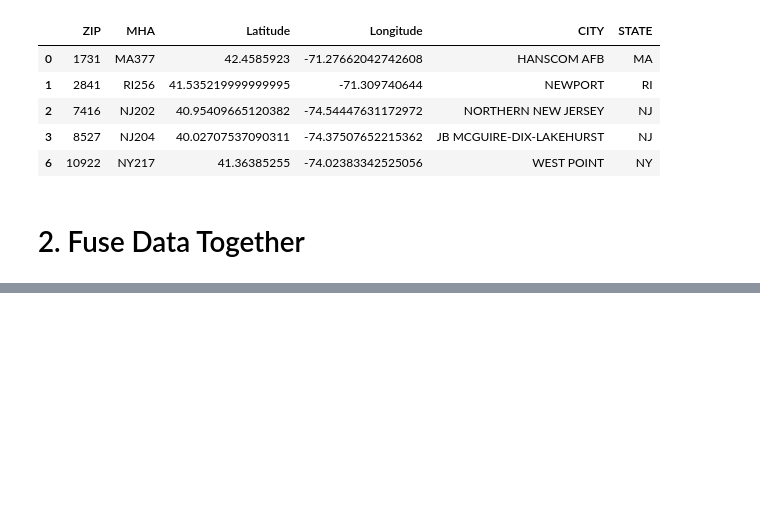
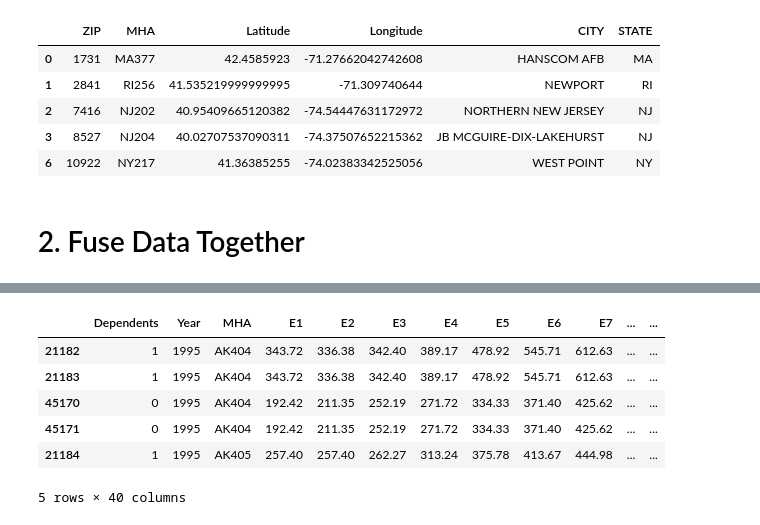
Before and after one commit to amswanson333/BAH_Machine_Learning, a Jupyter notebook: data_fusion.ipynb, the cells around one changed output, grey strips where cells are left out. Saved outputs shown, nothing was run; the diff lists cells and outputs as text; code cells hidden in the pictures; blank space fills up the shorter version.

```diff
--- a/data_fusion.ipynb
+++ b/data_fusion.ipynb
@@ -476,0 +578,12 @@ mha_df = pd.read_csv(os.path.join(mha_path, "mha_df.csv"))
+# %%
+# sort final dataframe by year and MHA
+fused_df.sort_values(by=["Year","MHA"], inplace=True)
+fused_df.head()
+# %% [output]
+|  | Dependents | Year | MHA | E1 | E2 | E3 | E4 | E5 | E6 | E7 | ... | ... |
+| 21182 | 1 | 1995 | AK404 | 343.72 | 336.38 | 342.40 | 389.17 | 478.92 | 545.71 | 612.63 | ... | ... |
+| 21183 | 1 | 1995 | AK404 | 343.72 | 336.38 | 342.40 | 389.17 | 478.92 | 545.71 | 612.63 | ... | ... |
+| 45170 | 0 | 1995 | AK404 | 192.42 | 211.35 | 252.19 | 271.72 | 334.33 | 371.40 | 425.62 | ... | ... |
+| 45171 | 0 | 1995 | AK404 | 192.42 | 211.35 | 252.19 | 271.72 | 334.33 | 371.40 | 425.62 | ... | ... |
+| 21184 | 1 | 1995 | AK405 | 257.40 | 257.40 | 262.27 | 313.24 | 375.78 | 413.67 | 444.98 | ... | ... |
+5 rows × 40 columns
```
Also changed, not shown: parts of 12 cells of this notebook, 1 other file.
